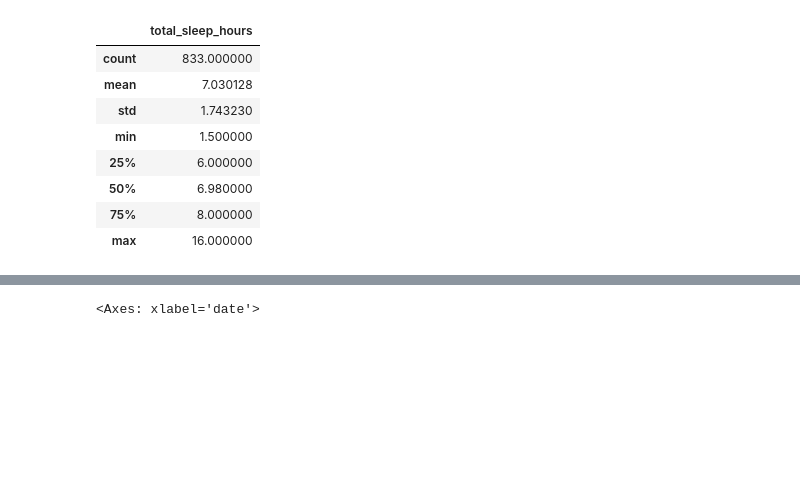
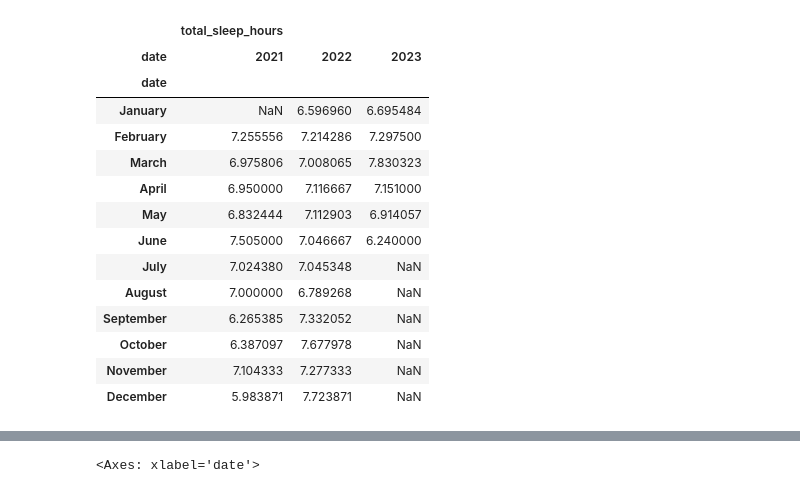
Before and after one commit to zqTheDesigner/productivity-analytics, a Jupyter notebook: notebooks/sleep_time_analytics.ipynb, the cells around one changed output, grey strips where cells are left out. Cells and saved outputs as stored; diff of their text form; code cells hidden in the pictures; blank space fills up the shorter version.

```diff
--- a/notebooks/sleep_time_analytics.ipynb
+++ b/notebooks/sleep_time_analytics.ipynb
@@ -9,0 +67,2 @@ sleep = sleep.replace(0, sleep.mean())
+# %%
+sleep = sleep.resample('W').mean()
@@ -9,0 +89,6 @@ sleep = sleep.replace(0, sleep.mean())
+# %%
+sleep.index = [ser.index.strftime('%m-%d'), ser.index.year]
+# %%
+sleep = sleep.unstack()
+# %%
+sleep.index = pd.to_datetime(sleep.index,format='%m-%d').month_name()
@@ -10,12 +100,18 @@ sleep = sleep.replace(0, sleep.mean())
 # %%
-sleep.describe()
+sleep
 # %% [output]
-|  | total_sleep_hours |
-| count | 833.000000 |
-| mean | 7.030128 |
-| std | 1.743230 |
-| min | 1.500000 |
-| 25% | 6.000000 |
-| 50% | 6.980000 |
-| 75% | 8.000000 |
-| max | 16.000000 |
+|  | total_sleep_hours |  |  |
+| date | 2021 | 2022 | 2023 |
+| date |  |  |  |
+| January | NaN | 6.596960 | 6.695484 |
+| February | 7.255556 | 7.214286 | 7.297500 |
+| March | 6.975806 | 7.008065 | 7.830323 |
+| April | 6.950000 | 7.116667 | 7.151000 |
+| May | 6.832444 | 7.112903 | 6.914057 |
+| June | 7.505000 | 7.046667 | 6.240000 |
+| July | 7.024380 | 7.045348 | NaN |
+| August | 7.000000 | 6.789268 | NaN |
+| September | 6.265385 | 7.332052 | NaN |
+| October | 6.387097 | 7.677978 | NaN |
+| November | 7.104333 | 7.277333 | NaN |
+| December | 5.983871 | 7.723871 | NaN |
```
Also changed, not shown: parts of 13 cells of this notebook, 3 other files.
